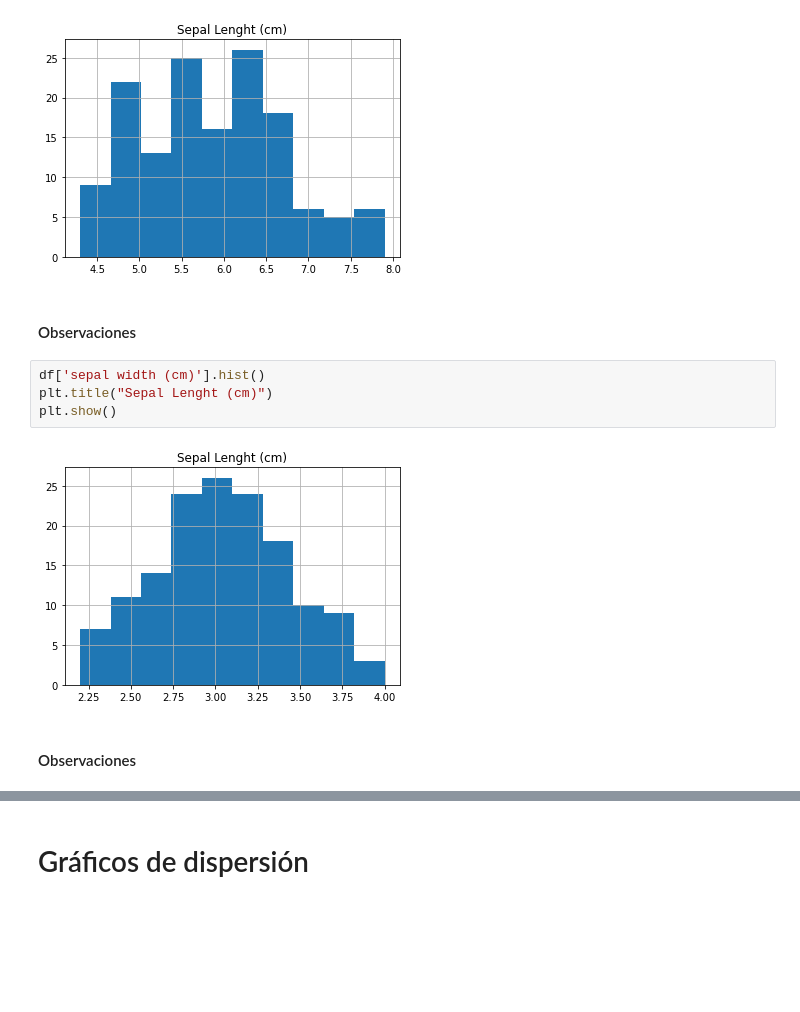
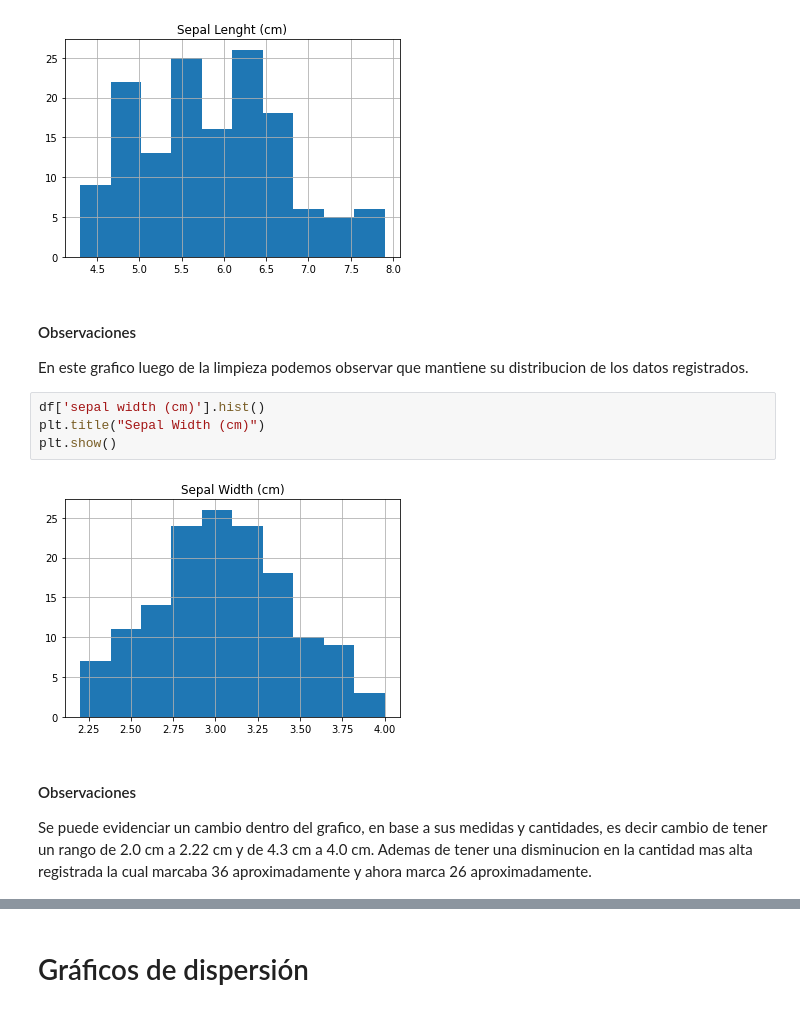
Before and after one commit to Jefer698/Solemne-I-Optativo-de-Especialidad-II, a Jupyter notebook: Solemne1_NombreApellido.ipynb, the cells around one changed output, grey strips where cells are left out. Saved outputs shown, nothing was run; the diff lists cells and outputs as text; blank space fills up the shorter version.

```diff
--- a/Solemne1_NombreApellido.ipynb
+++ b/Solemne1_NombreApellido.ipynb
@@ -683,15 +694,17 @@ plt.title("Sepal Lenght (cm)")
 plt.show()
 # %% [output]
 [figure]
-# %% [markdown]
-<h4> Observaciones </h4>
+# %% [markdown]
+<h4> Observaciones </h4>
+En este grafico luego de la limpieza podemos observar que mantiene su distribucion de los datos registrados.
 # %%
 df['sepal width (cm)'].hist()
-plt.title("Sepal Lenght (cm)")
+plt.title("Sepal Width (cm)")
 plt.show()
 # %% [output]
-[figure, old version]
+[figure, new version]
-# %% [markdown]
-<h4> Observaciones </h4>
+# %% [markdown]
+<h4> Observaciones </h4>
+Se puede evidenciar un cambio dentro del grafico, en base a sus medidas y cantidades, es decir cambio de tener un rango de 2.0 cm  a 2.22 cm y  de 4.3 cm a 4.0 cm. Ademas de tener una disminucion en la cantidad mas alta registrada la cual marcaba 36 aproximadamente y  ahora marca 26 aproximadamente.
 # %%
 df['petal length (cm)'].hist()
```
Also changed, not shown: parts of 53 cells of this notebook.
